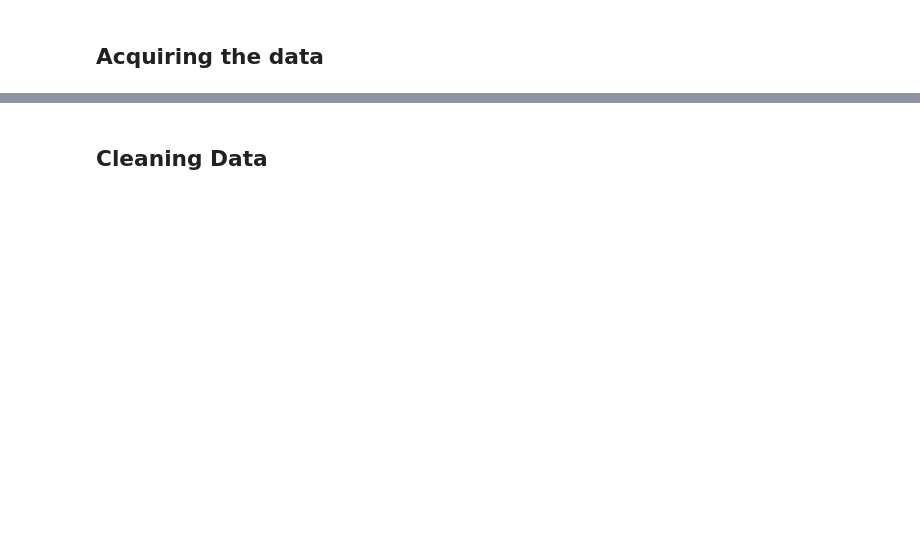
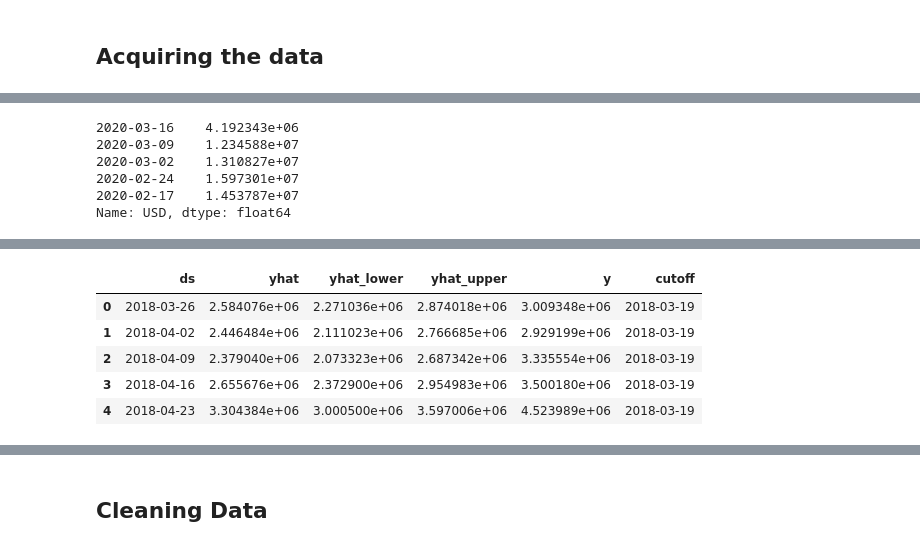
Before and after one commit to sacses/Ironhack-Final-Project, a Jupyter notebook: notebooks/notebook_1.ipynb, the cells around one changed output, grey strips where cells are left out. Cells and saved outputs as stored; diff of their text form; code cells hidden in the pictures; blank space fills up the shorter version.

```diff
--- a/notebooks/notebook_1.ipynb
+++ b/notebooks/notebook_1.ipynb
@@ -144,0 +145,18 @@ from fbprophet import Prophet
+# %%
+MM['USD']
+# %% [output]
+2020-03-16    4.192343e+06
+2020-03-09    1.234588e+07
+2020-03-02    1.310827e+07
+2020-02-24    1.597301e+07
+2020-02-17    1.453787e+07
+Name: USD, dtype: float64
+# %%
+#Cross Validation
+
+from fbprophet.diagnostics import cross_validation
+cv_results = cross_validation(model = m, initial = pd.to_timedelta(208, unit="W"),
+                              horizon = pd.to_timedelta(52, unit="W"))
+
+cv_results.head()
+# %% [output]
@@ -144,0 +164,6 @@ from fbprophet import Prophet
+|  | ds | yhat | yhat_lower | yhat_upper | y | cutoff |
+| 0 | 2018-03-26 | 2.584076e+06 | 2.271036e+06 | 2.874018e+06 | 3.009348e+06 | 2018-03-19 |
+| 1 | 2018-04-02 | 2.446484e+06 | 2.111023e+06 | 2.766685e+06 | 2.929199e+06 | 2018-03-19 |
+| 2 | 2018-04-09 | 2.379040e+06 | 2.073323e+06 | 2.687342e+06 | 3.335554e+06 | 2018-03-19 |
+| 3 | 2018-04-16 | 2.655676e+06 | 2.372900e+06 | 2.954983e+06 | 3.500180e+06 | 2018-03-19 |
+| 4 | 2018-04-23 | 3.304384e+06 | 3.000500e+06 | 3.597006e+06 | 4.523989e+06 | 2018-03-19 |
```
Also changed, not shown: parts of 14 cells of this notebook.
